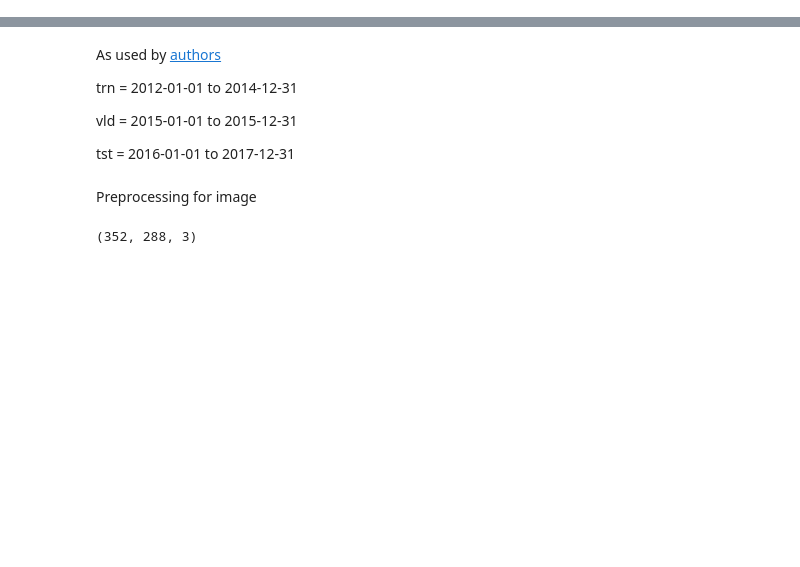
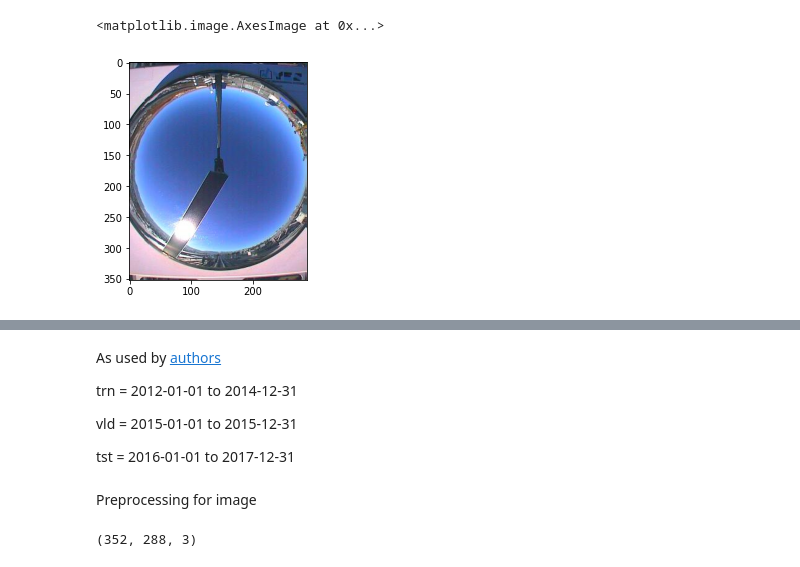
Before and after one commit to vin136/Solar-forcast, a Jupyter notebook: nbs/preprocess.ipynb, the cells around one changed output, grey strips where cells are left out. Cells and saved outputs as stored; diff of their text form; code cells hidden in the pictures; blank space fills up the shorter version.

```diff
--- a/nbs/preprocess.ipynb
+++ b/nbs/preprocess.ipynb
@@ -41,0 +96,8 @@ df_svd = pd.read_csv(os.path.join(data_dir, 'SRRL_measurement_timeseries.csv'))
+# %%
+day_imgs = image_dir/'20131212'
+smpl_img = day_imgs/'20131212140000.raw.jpg'
+image = mpimg.imread(smpl_img)
+plt.imshow(image)
+# %% [output]
+<matplotlib.image.AxesImage at 0x...>
+[figure, added]
```
Also changed, not shown: parts of 95 cells of this notebook, 40 other files.
